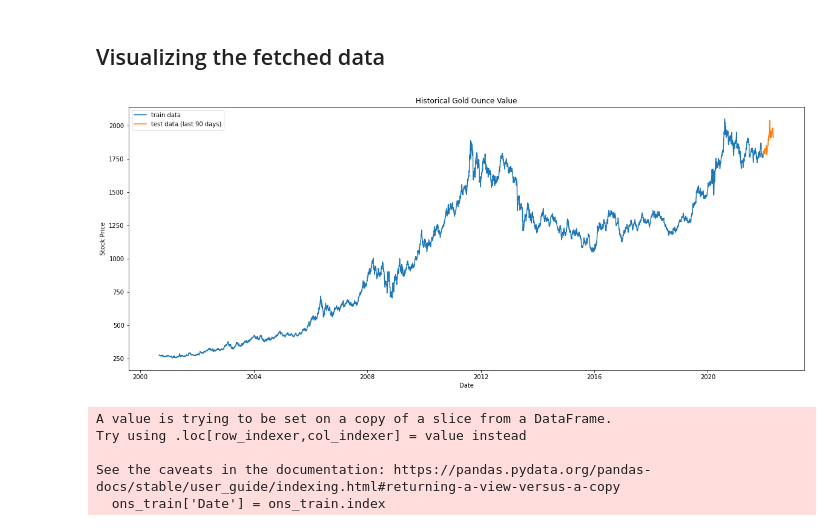
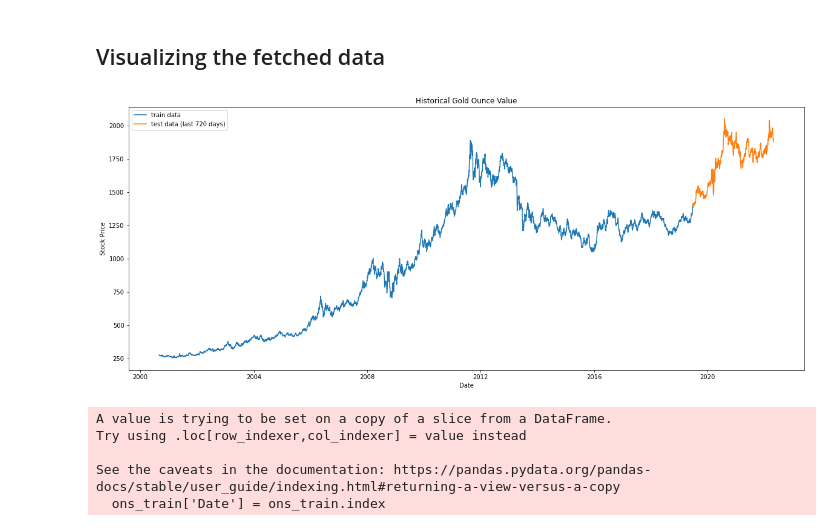
Before and after one commit to noaahhh/Time-Series-Predicter, a Jupyter notebook: ounce-pattern-recognition.ipynb, the cells around one changed output. Saved outputs shown, nothing was run; the diff lists cells and outputs as text; code cells hidden in the pictures.

```diff
--- a/ounce-pattern-recognition.ipynb
+++ b/ounce-pattern-recognition.ipynb
@@ -43,19 +43,19 @@ xauusd=pd.read_csv()
 # %% [markdown]
 ## Visualizing the fetched data
 # %%
-ons_test=ons.iloc[-90:]
-ons_train=ons.iloc[0:ons.shape[0]-90]
+ons_test=ons.iloc[-720:]
+ons_train=ons.iloc[0:ons.shape[0]-720]
 # %%
 plt.figure(figsize=(20,8))
 plt.plot(ons_train['Close'],label='train data')
-plt.plot(ons_test['Close'],label='test data (last 90 days)')
+plt.plot(ons_test['Close'],label='test data (last 720 days)')
 plt.title('Historical Gold Ounce Value')
 plt.xlabel('Date')
 plt.ylabel('Stock Price')
 plt.legend()
 plt.show()
 # %% [output]
-[figure, old version]
+[figure, new version]
 # %%
 #Data Preprocessing
 ons_train['Date'] = ons_train.index
```
Also changed, not shown: parts of 10 cells of this notebook, 2 other files.
